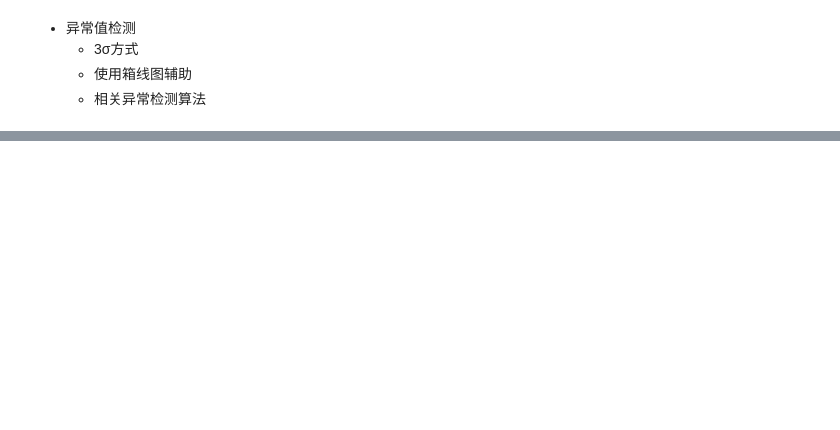
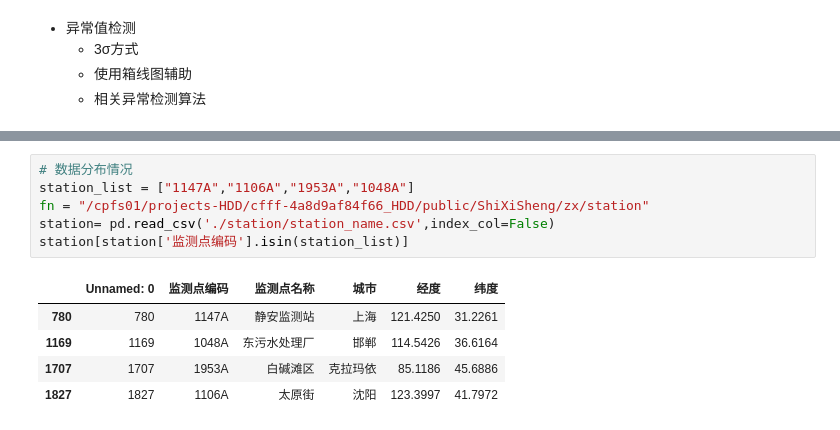
Before and after one commit to zhxx6/code, a Jupyter notebook: code/data_analysis.ipynb, the cells around one changed output, grey strips where cells are left out. Saved outputs shown, nothing was run; the diff lists cells and outputs as text; blank space fills up the shorter version.

```diff
--- a/code/data_analysis.ipynb
+++ b/code/data_analysis.ipynb
@@ -194,0 +280,12 @@ geo.render_notebook()
+# %%
+# 数据分布情况
+station_list = ["1147A","1106A","1953A","1048A"]
+fn = "/cpfs01/projects-HDD/cfff-4a8d9af84f66_HDD/public/ShiXiSheng/zx/station"
+station= pd.read_csv('./station/station_name.csv',index_col=False)
+station[station['监测点编码'].isin(station_list)]
+# %% [output]
+|  | Unnamed: 0 | 监测点编码 | 监测点名称 | 城市 | 经度 | 纬度 |
+| 780 | 780 | 1147A | 静安监测站 | 上海 | 121.4250 | 31.2261 |
+| 1169 | 1169 | 1048A | 东污水处理厂 | 邯郸 | 114.5426 | 36.6164 |
+| 1707 | 1707 | 1953A | 白碱滩区 | 克拉玛依 | 85.1186 | 45.6886 |
+| 1827 | 1827 | 1106A | 太原街 | 沈阳 | 123.3997 | 41.7972 |
```
Also changed, not shown: parts of 17 cells of this notebook.
